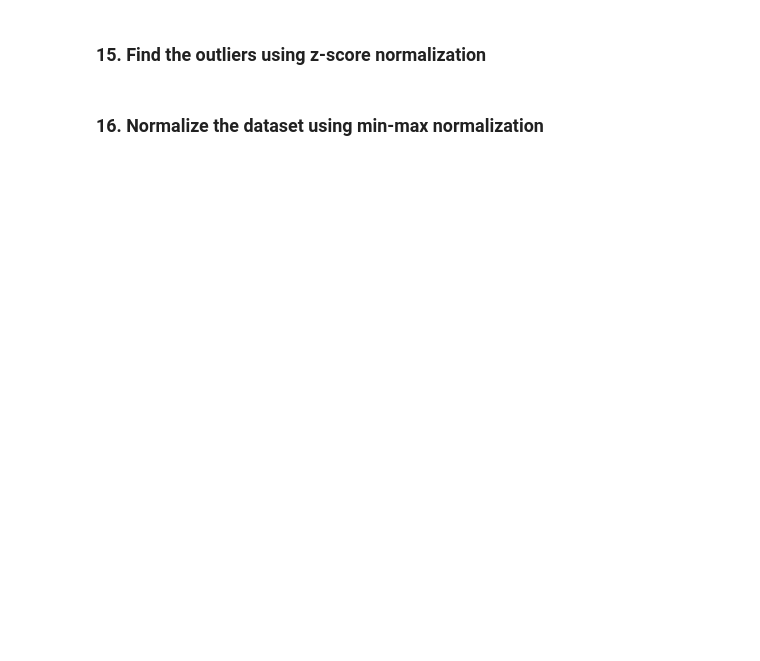
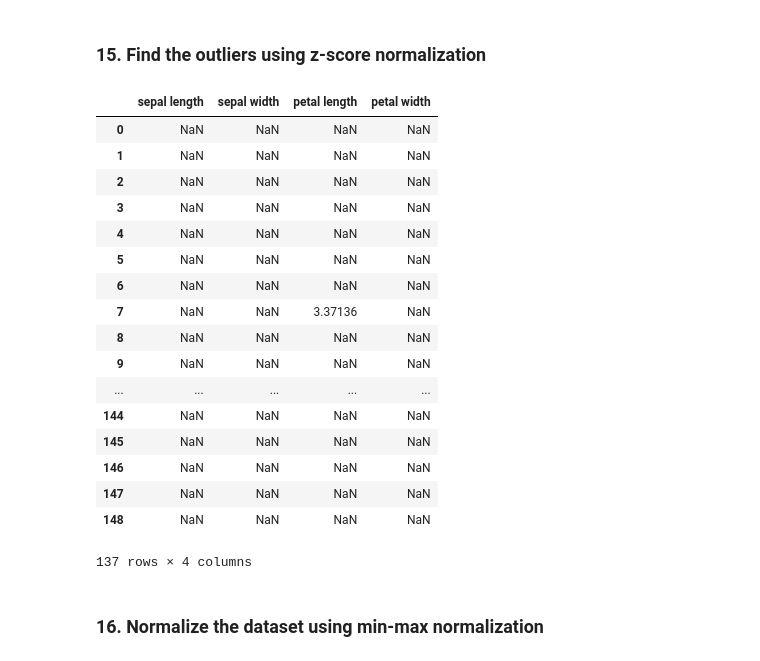
Before and after one commit to brij-gopal/ML-and-Data-mining, a Jupyter notebook: Pre-processing.ipynb, the cells around one changed output. Saved outputs shown, nothing was run; the diff lists cells and outputs as text; code cells hidden in the pictures; blank space fills up the shorter version.

```diff
--- a/Pre-processing.ipynb
+++ b/Pre-processing.ipynb
@@ -33,2 +181,7 @@ ahjhj
 # %% [markdown]
 ### 14. Normalize the dataset using z-score normalization
+# %%
+df_z=df.iloc[:,0:4]
+df_z_score=(df_z-df_z.mean())/df_z.std()
+
+df_z_score.head(10)
@@ -35,4 +200,25 @@ ahjhj
 # %% [markdown]
 ### 15. Find the outliers using z-score normalization
+# %%
+df_z_score[ (df_z_score>3) | (df_z_score<-3) ]
+# %% [output]
+|  | sepal length | sepal width | petal length | petal width |
+| 0 | NaN | NaN | NaN | NaN |
+| 1 | NaN | NaN | NaN | NaN |
+| 2 | NaN | NaN | NaN | NaN |
+| 3 | NaN | NaN | NaN | NaN |
+| 4 | NaN | NaN | NaN | NaN |
+| 5 | NaN | NaN | NaN | NaN |
+| 6 | NaN | NaN | NaN | NaN |
+| 7 | NaN | NaN | 3.37136 | NaN |
+| 8 | NaN | NaN | NaN | NaN |
+| 9 | NaN | NaN | NaN | NaN |
+| ... | ... | ... | ... | ... |
+| 144 | NaN | NaN | NaN | NaN |
+| 145 | NaN | NaN | NaN | NaN |
+| 146 | NaN | NaN | NaN | NaN |
+| 147 | NaN | NaN | NaN | NaN |
+| 148 | NaN | NaN | NaN | NaN |
+137 rows × 4 columns
 # %% [markdown]
 ### 16. Normalize the dataset using min-max normalization
```
Also changed, not shown: parts of 19 cells of this notebook.
